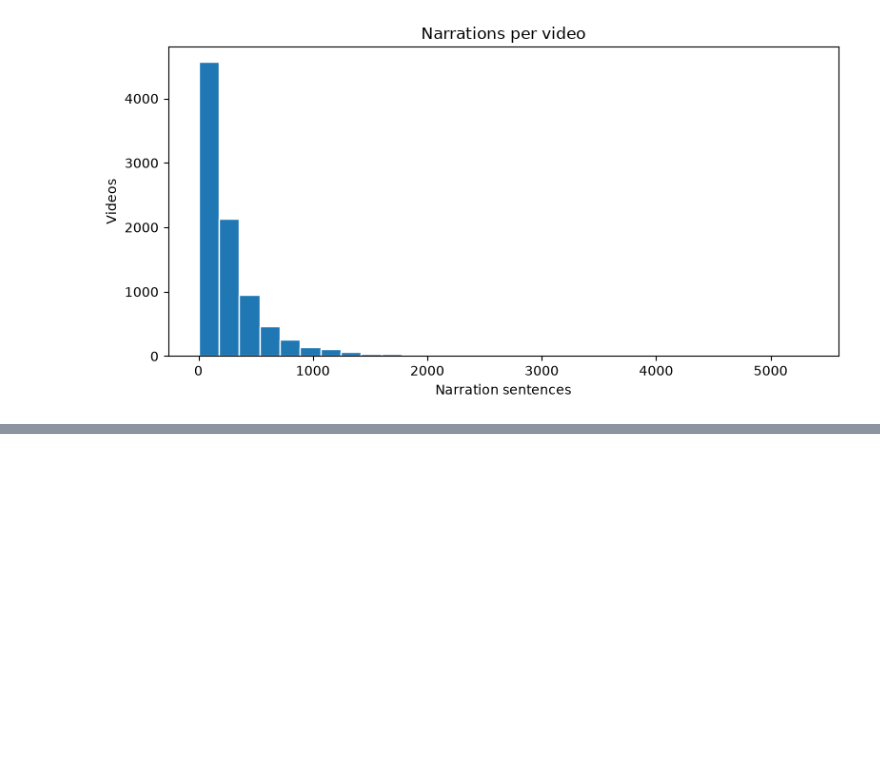
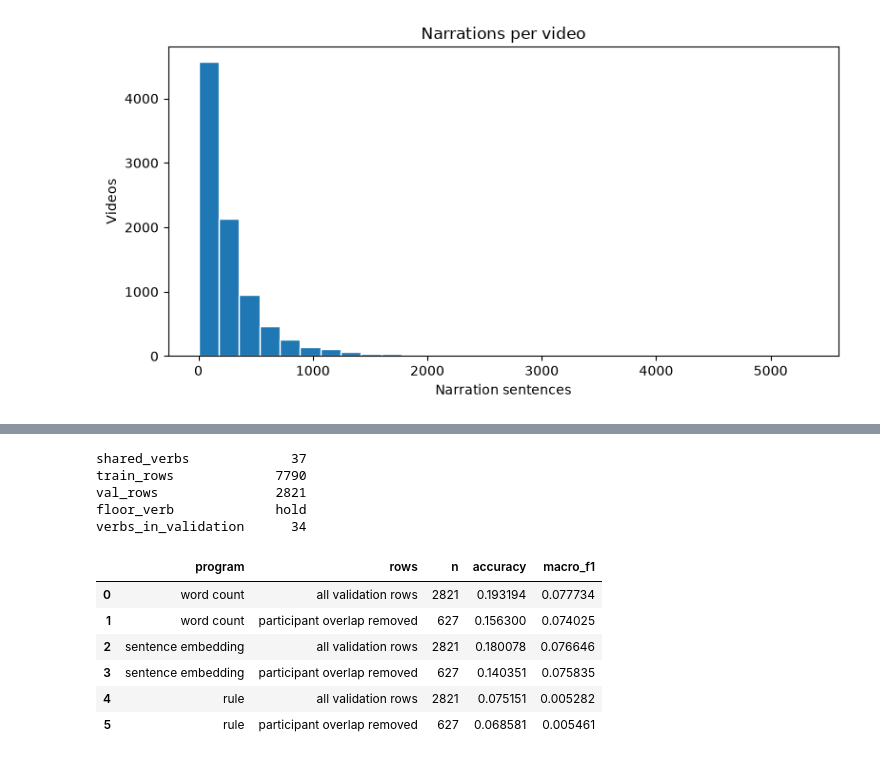
Before and after one commit to ria-aleksanyan/cos-424-project, a Jupyter notebook: analysis.ipynb, the cells around one changed output, grey strips where cells are left out. Cells and saved outputs as stored; diff of their text form; code cells hidden in the pictures; blank space fills up the shorter version.

```diff
--- a/analysis.ipynb
+++ b/analysis.ipynb
@@ -170,0 +187,17 @@ join.plot_verb_frequency(join.agibot_plot_frame(commands))
+# %%
+summary, scores = join.fit_verb_labelers(notes, shared)
+print(summary.to_string())
+scores
+# %% [output]
+shared_verbs             37
+train_rows             7790
+val_rows               2821
+floor_verb             hold
+verbs_in_validation      34
+|  | program | rows | n | accuracy | macro_f1 |
+| 0 | word count | all validation rows | 2821 | 0.193194 | 0.077734 |
+| 1 | word count | participant overlap removed | 627 | 0.156300 | 0.074025 |
+| 2 | sentence embedding | all validation rows | 2821 | 0.180078 | 0.076646 |
+| 3 | sentence embedding | participant overlap removed | 627 | 0.140351 | 0.075835 |
+| 4 | rule | all validation rows | 2821 | 0.075151 | 0.005282 |
+| 5 | rule | participant overlap removed | 627 | 0.068581 | 0.005461 |
```
Also changed, not shown: parts of 25 cells of this notebook, 1 other file.
